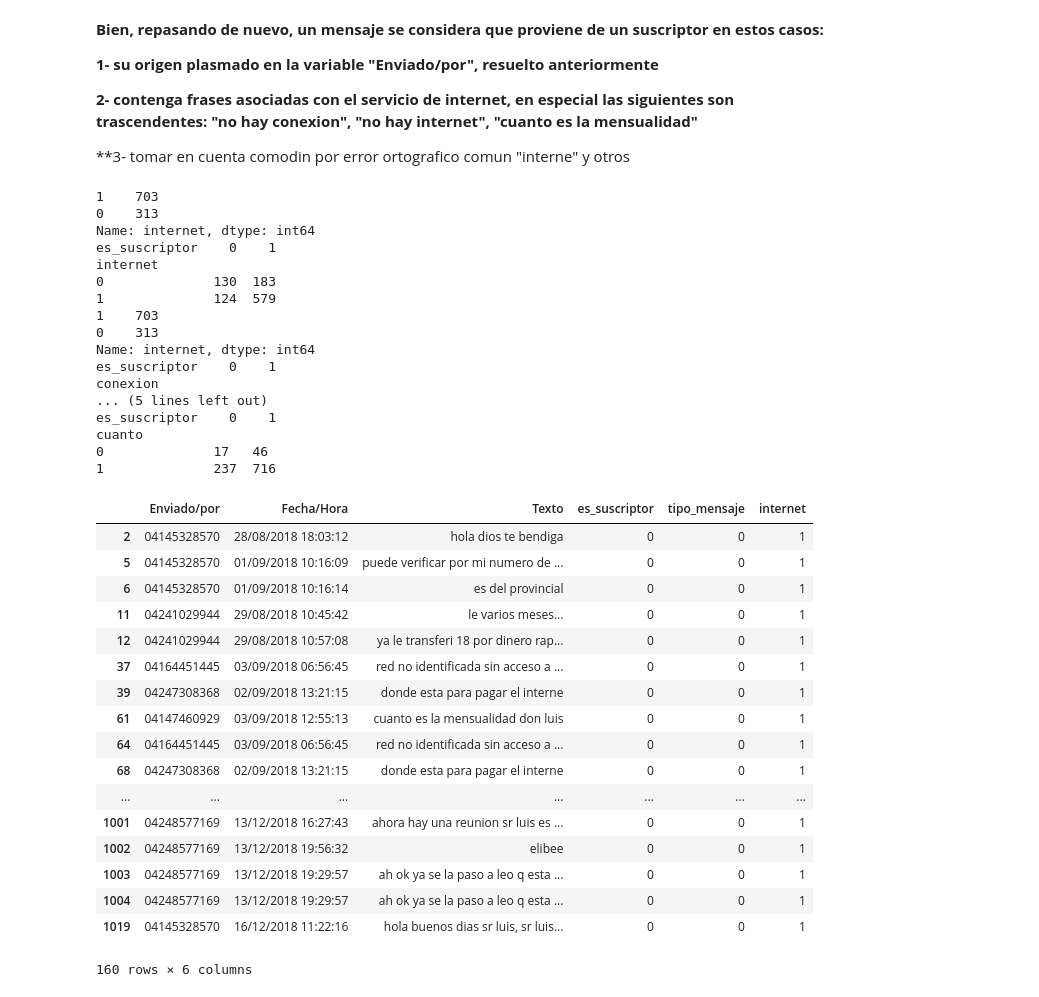
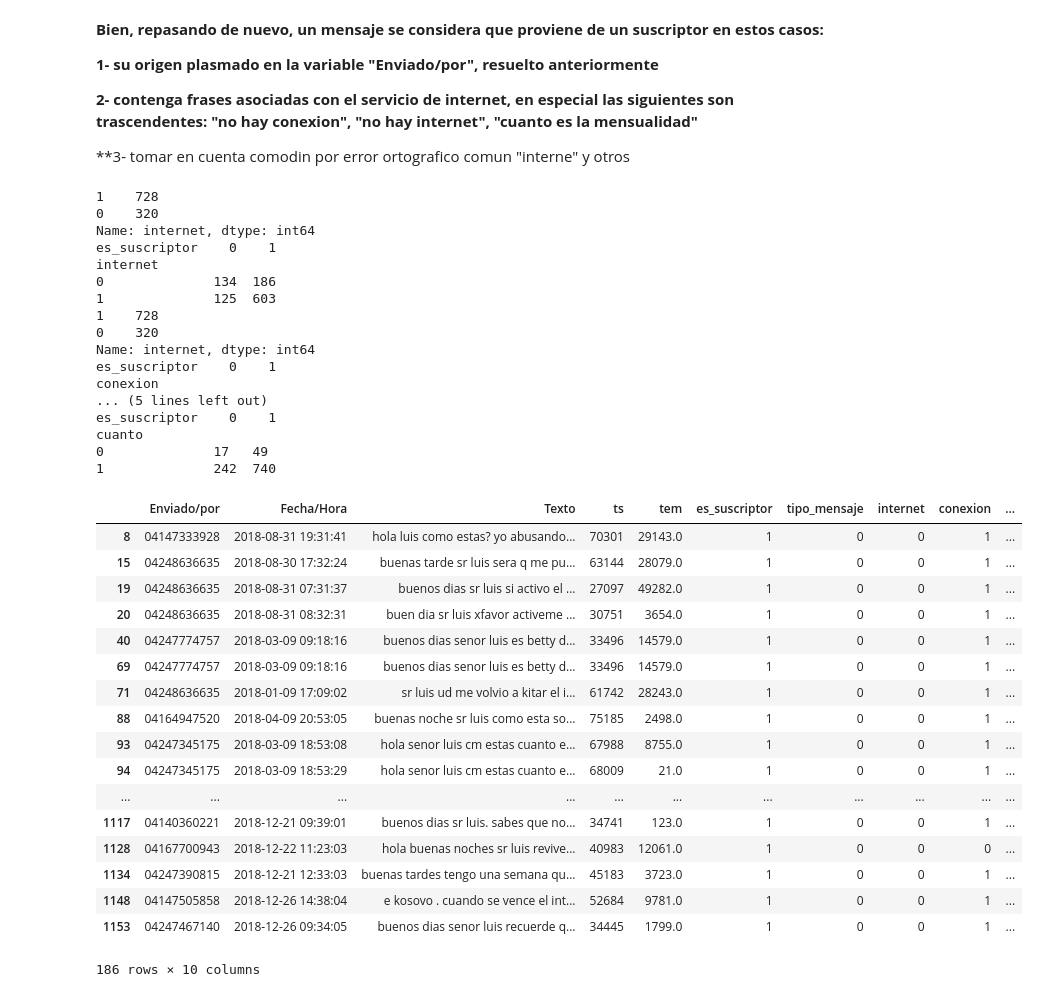
Before and after one commit to sistelca/mensajes_nlp, a Jupyter notebook: mensajes.ipynb, the cells around one changed output. Saved outputs shown, nothing was run; the diff lists cells and outputs as text; code cells hidden in the pictures.

```diff
--- a/mensajes.ipynb
+++ b/mensajes.ipynb
@@ -136,0 +137,7 @@ dtype: int64
+# %%
+# cargamos el dataframe mensajes con datos limpios, preprocesados
+
+mensajes = pd.read_pickle("C:/Users/Luis/Documents/Ciencia de Datos/Dataset1/mensajes.pkl")
+
+
+print(mensajes.Texto[mensajes.ts==24468])
@@ -261,45 +271,45 @@ mensajes.loc[mensajes['Texto'].str.contains('cuanto'), "cuanto"] = 0
 print(mensajes.internet.value_counts())
 print(pd.crosstab(mensajes["cuanto"], columns=mensajes["es_suscriptor"]))
 # %% [output]
-1    703
-0    313
+1    728
+0    320
 Name: internet, dtype: int64
 es_suscriptor    0    1
 internet
-0              130  183
-1              124  579
-1    703
-0    313
+0              134  186
+1              125  603
+1    728
+0    320
 Name: internet, dtype: int64
 es_suscriptor    0    1
 conexion
 ... (5 lines left out)
 es_suscriptor    0    1
 cuanto
-0              17   46
-1              237  716
+0              17   49
+1              242  740
 # %%
 # listando un subgrupo de interes a partir de la tabulacion cruzada anterior
 
 import operator
 
-mensajes.loc[operator.and_(mensajes.es_suscriptor == 0, mensajes.internet == 1)]
+mensajes.loc[operator.and_(mensajes.es_suscriptor == 1, mensajes.internet == 0)]
 # %% [output]
-|  | Enviado/por | Fecha/Hora | Texto | es_suscriptor | tipo_mensaje | internet |
-| 2 | 04145328570 | 28/08/2018 18:03:12 | hola dios te bendiga | 0 | 0 | 1 |
-| 5 | 04145328570 | 01/09/2018 10:16:09 | puede verificar por mi numero de ... | 0 | 0 | 1 |
-| 6 | 04145328570 | 01/09/2018 10:16:14 | es del provincial | 0 | 0 | 1 |
-| 11 | 04241029944 | 29/08/2018 10:45:42 | le varios meses... | 0 | 0 | 1 |
-| 12 | 04241029944 | 29/08/2018 10:57:08 | ya le transferi 18 por dinero rap... | 0 | 0 | 1 |
-| 37 | 04164451445 | 03/09/2018 06:56:45 | red no identificada sin acceso a ... | 0 | 0 | 1 |
-| 39 | 04247308368 | 02/09/2018 13:21:15 | donde esta para pagar el interne | 0 | 0 | 1 |
-| 61 | 04147460929 | 03/09/2018 12:55:13 | cuanto es la mensualidad don luis | 0 | 0 | 1 |
-| 64 | 04164451445 | 03/09/2018 06:56:45 | red no identificada sin acceso a ... | 0 | 0 | 1 |
-| 68 | 04247308368 | 02/09/2018 13:21:15 | donde esta para pagar el interne | 0 | 0 | 1 |
-| ... | ... | ... | ... | ... | ... | ... |
-| 1001 | 04248577169 | 13/12/2018 16:27:43 | ahora hay una reunion sr luis es ... | 0 | 0 | 1 |
-| 1002 | 04248577169 | 13/12/2018 19:56:32 | elibee | 0 | 0 | 1 |
-| 1003 | 04248577169 | 13/12/2018 19:29:57 | ah ok ya se la paso a leo q esta ... | 0 | 0 | 1 |
-| 1004 | 04248577169 | 13/12/2018 19:29:57 | ah ok ya se la paso a leo q esta ... | 0 | 0 | 1 |
-| 1019 | 04145328570 | 16/12/2018 11:22:16 | hola buenos dias sr luis, sr luis... | 0 | 0 | 1 |
+|  | Enviado/por | Fecha/Hora | Texto | ts | tem | es_suscriptor | tipo_mensaje | internet | conexion | ... |
+| 8 | 04147333928 | 2018-08-31 19:31:41 | hola luis como estas? yo abusando... | 70301 | 29143.0 | 1 | 0 | 0 | 1 | ... |
+| 15 | 04248636635 | 2018-08-30 17:32:24 | buenas tarde sr luis sera q me pu... | 63144 | 28079.0 | 1 | 0 | 0 | 1 | ... |
+| 19 | 04248636635 | 2018-08-31 07:31:37 | buenos dias sr luis si activo el ... | 27097 | 49282.0 | 1 | 0 | 0 | 1 | ... |
+| 20 | 04248636635 | 2018-08-31 08:32:31 | buen dia sr luis xfavor activeme ... | 30751 | 3654.0 | 1 | 0 | 0 | 1 | ... |
+| 40 | 04247774757 | 2018-03-09 09:18:16 | buenos dias senor luis es betty d... | 33496 | 14579.0 | 1 | 0 | 0 | 1 | ... |
+| 69 | 04247774757 | 2018-03-09 09:18:16 | buenos dias senor luis es betty d... | 33496 | 14579.0 | 1 | 0 | 0 | 1 | ... |
+| 71 | 04248636635 | 2018-01-09 17:09:02 | sr luis ud me volvio a kitar el i... | 61742 | 28243.0 | 1 | 0 | 0 | 1 | ... |
+| 88 | 04164947520 | 2018-04-09 20:53:05 | buenas noche sr luis como esta so... | 75185 | 2498.0 | 1 | 0 | 0 | 1 | ... |
+| 93 | 04247345175 | 2018-03-09 18:53:08 | hola senor luis cm estas cuanto e... | 67988 | 8755.0 | 1 | 0 | 0 | 1 | ... |
+| 94 | 04247345175 | 2018-03-09 18:53:29 | hola senor luis cm estas cuanto e... | 68009 | 21.0 | 1 | 0 | 0 | 1 | ... |
+| ... | ... | ... | ... | ... | ... | ... | ... | ... | ... | ... |
+| 1117 | 04140360221 | 2018-12-21 09:39:01 | buenos dias sr luis. sabes que no... | 34741 | 123.0 | 1 | 0 | 0 | 1 | ... |
+| 1128 | 04167700943 | 2018-12-22 11:23:03 | hola buenas noches sr luis revive... | 40983 | 12061.0 | 1 | 0 | 0 | 0 | ... |
+| 1134 | 04247390815 | 2018-12-21 12:33:03 | buenas tardes tengo una semana qu... | 45183 | 3723.0 | 1 | 0 | 0 | 1 | ... |
+| 1148 | 04147505858 | 2018-12-26 14:38:04 | e kosovo . cuando se vence el int... | 52684 | 9781.0 | 1 | 0 | 0 | 1 | ... |
+| 1153 | 04247467140 | 2018-12-26 09:34:05 | buenos dias senor luis recuerde q... | 34445 | 1799.0 | 1 | 0 | 0 | 1 | ... |
-160 rows × 6 columns
+186 rows × 10 columns
```
Also changed, not shown: parts of 6 cells of this notebook.
